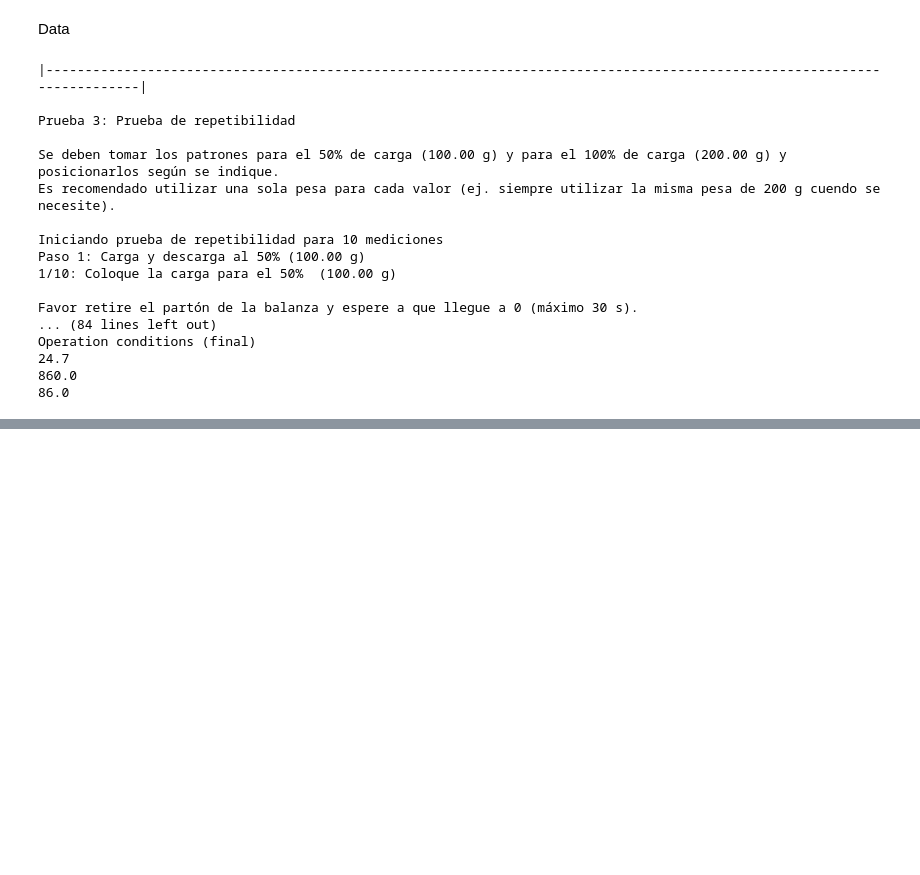
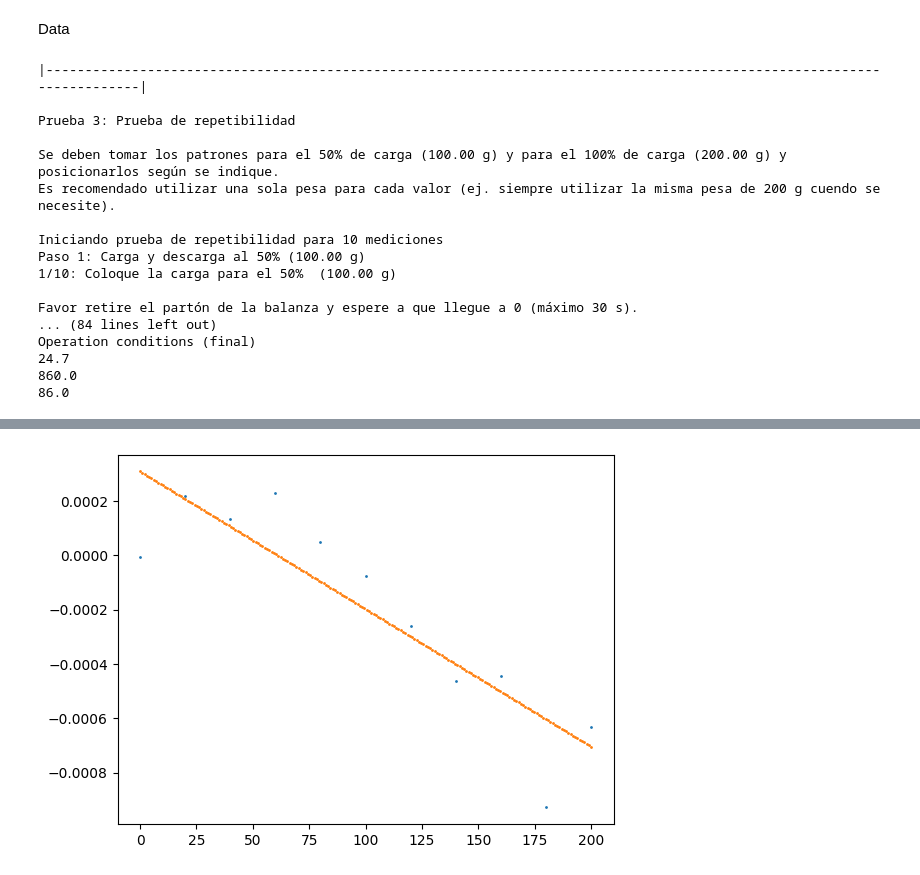
Before and after one commit to Eduardof0nt/Proyecto-Analisis-de-Incertidumbres, a Jupyter notebook: proyecto.ipynb, the cells around one changed output, grey strips where cells are left out. Saved outputs shown, nothing was run; the diff lists cells and outputs as text; code cells hidden in the pictures; blank space fills up the shorter version.

```diff
--- a/proyecto.ipynb
+++ b/proyecto.ipynb
@@ -112,13 +128,13 @@ EMPs = { # EMP para masa E1 según la OIML R 111
     0.01: 6e-6,
     20: 8e-5,
     40: 1.6e-4,
-    60: 1-6e-4,
+    60: 1.6e-4,
     80: 2.4e-4,
     100: 1.60e-4,
     120: 2.4e-4,
     140: 3.4e-4,
     160: 3.2e-4,
-    180: 4e-3,
+    180: 4e-4,
     200: 3e-4
 }
 # %%
@@ -516,7 +526,7 @@ dmemp = {}
 paire = (0.348444*P0-HR0*(0.00252*T0-0.020582))/(273.15+T0)
 
 for i in list(EMPs.keys()):
-      dm = -i*(paire - 1.2)*(1/ppesa - 1/8000)*1000
+      dm = -i*(paire - 1.2)*(1/ppesa - 1/8000)
       dmemp[i] = dm
 
 print(dmemp)
@@ -539,10 +549,7 @@ indicationPoints = np.array(indicationPoints)
 print(np.transpose(np.array([np.apply_along_axis(lambda row: row[1]-row[0]-EMPs[row[0]], 1, indicationPoints)])))
 
 # Punto de calibración (g), Indicación de la balanza (g), Indicación de descarga (g), Error de indicación (g), Masa de referencia (g)
-indicationPointsF = np.concatenate((indicationPoints,
-                                   np.transpose(np.array([np.apply_along_axis(lambda row: row[1]-row[0]-EMPs[row[0]], 1, indicationPoints)])),
-                                   np.transpose(np.array([np.apply_along_axis(lambda row: row[0]+EMPs[row[0]], 1, indicationPoints)]))
-                                   ), axis=1)
+indicationPointsF = np.array(indicationPoints)
 
 print('\nIndication Points\n')
 
@@ -589,16 +596,17 @@ urep = np.max([S_Carg50,S_Carg100])*np.ones((1,len(indicationPointsF)))/np.sqrt(
 # Incertidumbre de excentricidad
 u2l = ures**2+uexc**2+urep**2
 
-
 utrazc = np.array(list(EMPs.items()))[:,1]/np.sqrt(3)
 
 uder = np.array(list(EMPs.items()))[:,1]/(3*np.sqrt(3))
 
 # REVISAR
 uaire = 6.79e-4*paire
-up = 700 # kg/m3
+up = 70 # kg/m3
 
-uempuje = np.sqrt((uaire*(1/ppesa-1/8000))**2+(up*(paire-1.2)/ppesa**2)**2)#*indicationPointsF[:,0]
+mref = np.apply_along_axis(lambda row: row[0]+EMPs[row[0]]+dmemp[row[0]], 1, indicationPointsF)
+
+uempuje = np.sqrt((uaire*(1/ppesa-1/8000))**2+(up*(paire-1.2)/ppesa**2)**2)*mref
 
 # No se usa, solo se usa en cabio de laboratorio
 uconv = 0*np.ones((1,len(indicationPointsF)))
@@ -610,32 +618,49 @@ u2m = utrazc**2+uder**2+uempuje**2+uconv**2
 ue = np.sqrt(u2m + u2l)
 
 
-veff = (ue**4)/((urep**4)/(len(indicationPointsF)-1)+(utrazc**4)/50)
+veff = (ue**4)/((urep**4)/(len(repetib100)-1)+(utrazc**4)/50)
 
-print(uempuje)
-
-# print(u2m)
-
-# print(urep)
-
-# print(utrazc)
+# print(ue)
 
 # print(veff)
 
-# k = veff.apply()
+k = np.apply_along_axis(lambda row: calculateK(row,0.9545), 0, veff)
 
-# k=0
-# a = (1-coverage)/2
-# if vef >= 200:
-#     if rect:
-#         pass
-#     elif trap:
-#         pass
-#     else:
-#         k = scipy.stats.norm.ppf(1-a)-scipy.stats.norm.ppf(0.5)
-# else:
-#     k = scipy.stats.t.ppf(1-a,int(vef.evalf()))
+# print(k)
+
+U1 = k*ue
+
+indicationError = np.concatenate([indicationPointsF[:,1],
+                                  np.apply_along_axis(lambda row: row[1]-(row[0]+EMPs[row[0]]+dmemp[row[0]]), 1, indicationPointsF)]).reshape(2,len(indicationPointsF))
 
 
-connection.close()
+reg = scipy.stats.linregress(indicationError[0,:],indicationError[1,:])
+
+print('''
+      y = {0:.2E}*x + {1:.2E}
+      r^2 = {2:.4f}
+      '''.format(reg.slope,reg.intercept,reg.rvalue**2))
+
+line = np.linspace(indicationError[0,0],indicationError[0,-1],200)*reg.slope + reg.intercept
+
+plt.scatter(indicationError[0,:],indicationError[1,:],s=1)
+plt.scatter(np.linspace(indicationError[0,0],indicationError[0,-1],200),line,s=1)
+
+expectedError = indicationPointsF[:,1]*reg.slope + reg.intercept
+
+dErrors = np.abs(indicationError[1,:]-expectedError)
+
+maxDiff = np.max(dErrors)
+
+ureg = maxDiff/np.sqrt(3)
+
+ucf = np.sqrt(ureg**2 + ue**2)
+
+Uf = (k*ucf)[0,:]
+
+# print(Uf)
+
+Uf = np.array([sigFigs(x,2) for x in Uf])
+
+print(Uf)
 # %% [output]
@@ -642,0 +672 @@ connection.close()
+[figure, added]
```
Also changed, not shown: parts of 5 cells of this notebook.
